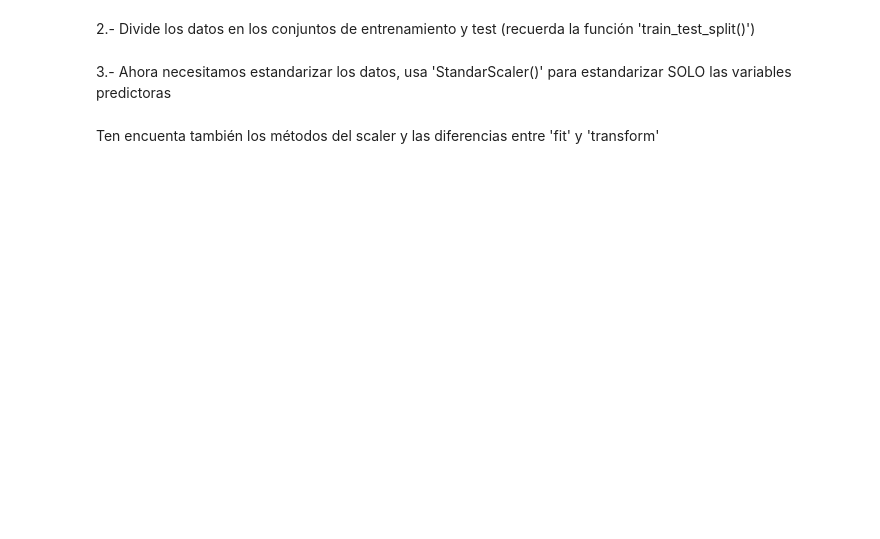
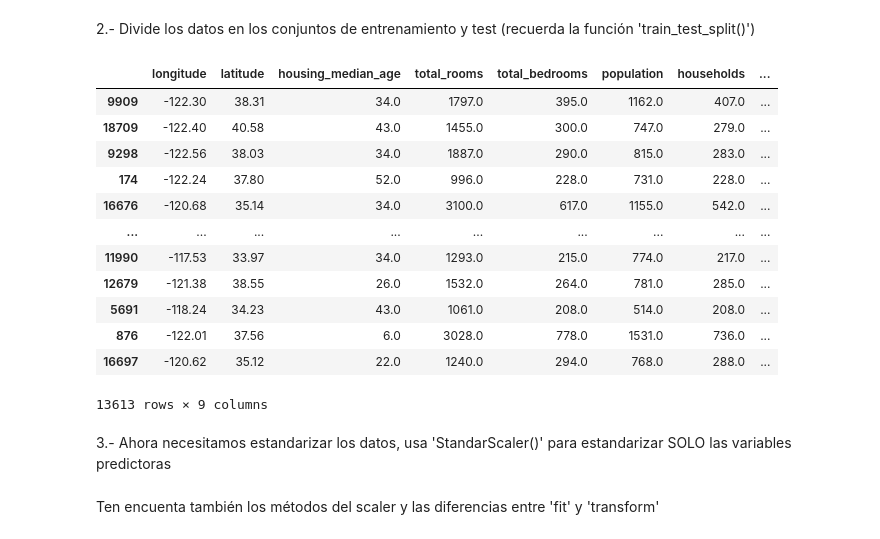
Before and after one commit to Vic263RP/MIA3-Formacion-2023-UV-AI, a Jupyter notebook: B1_HerramientasParaIA/T4_MachineLearning/Clase/Ejercicios_clase.ipynb, the cells around one changed output. Drawn from its saved outputs; the diff is of its cells as text; code cells hidden in the pictures; blank space fills up the shorter version.

```diff
--- a/B1_HerramientasParaIA/T4_MachineLearning/Clase/Ejercicios_clase.ipynb
+++ b/B1_HerramientasParaIA/T4_MachineLearning/Clase/Ejercicios_clase.ipynb
@@ -78,5 +83,22 @@ df
 # %% [markdown]
 2.- Divide los datos en los conjuntos de entrenamiento y test (recuerda la función 'train_test_split()')
+# %%
+train, test = train_test_split(df, test_size = 0.3, random_state=42)
+train
+# %% [output]
+|  | longitude | latitude | housing_median_age | total_rooms | total_bedrooms | population | households | ... |
+| 9909 | -122.30 | 38.31 | 34.0 | 1797.0 | 395.0 | 1162.0 | 407.0 | ... |
+| 18709 | -122.40 | 40.58 | 43.0 | 1455.0 | 300.0 | 747.0 | 279.0 | ... |
+| 9298 | -122.56 | 38.03 | 34.0 | 1887.0 | 290.0 | 815.0 | 283.0 | ... |
+| 174 | -122.24 | 37.80 | 52.0 | 996.0 | 228.0 | 731.0 | 228.0 | ... |
+| 16676 | -120.68 | 35.14 | 34.0 | 3100.0 | 617.0 | 1155.0 | 542.0 | ... |
+| ... | ... | ... | ... | ... | ... | ... | ... | ... |
+| 11990 | -117.53 | 33.97 | 34.0 | 1293.0 | 215.0 | 774.0 | 217.0 | ... |
+| 12679 | -121.38 | 38.55 | 26.0 | 1532.0 | 264.0 | 781.0 | 285.0 | ... |
+| 5691 | -118.24 | 34.23 | 43.0 | 1061.0 | 208.0 | 514.0 | 208.0 | ... |
+| 876 | -122.01 | 37.56 | 6.0 | 3028.0 | 778.0 | 1531.0 | 736.0 | ... |
+| 16697 | -120.62 | 35.12 | 22.0 | 1240.0 | 294.0 | 768.0 | 288.0 | ... |
+13613 rows × 9 columns
 # %% [markdown]
 3.- Ahora necesitamos estandarizar los datos, usa 'StandarScaler()' para estandarizar SOLO las variables predictoras
 # %% [markdown]
```
Also changed, not shown: parts of 11 cells of this notebook.
